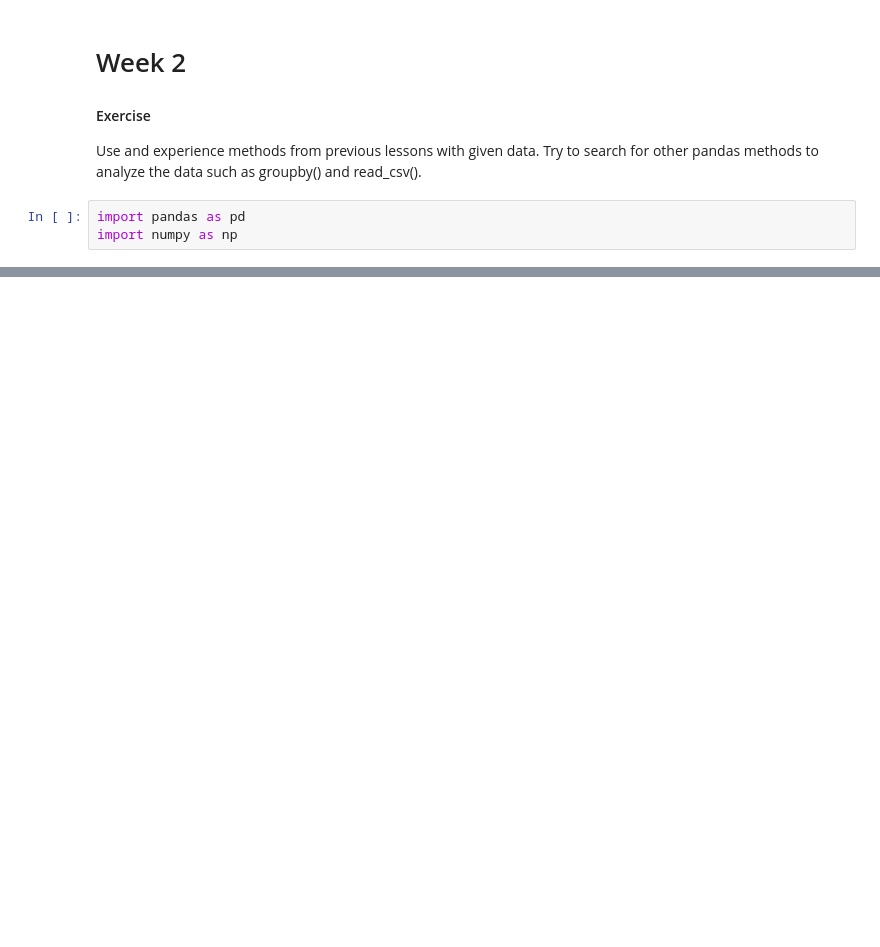
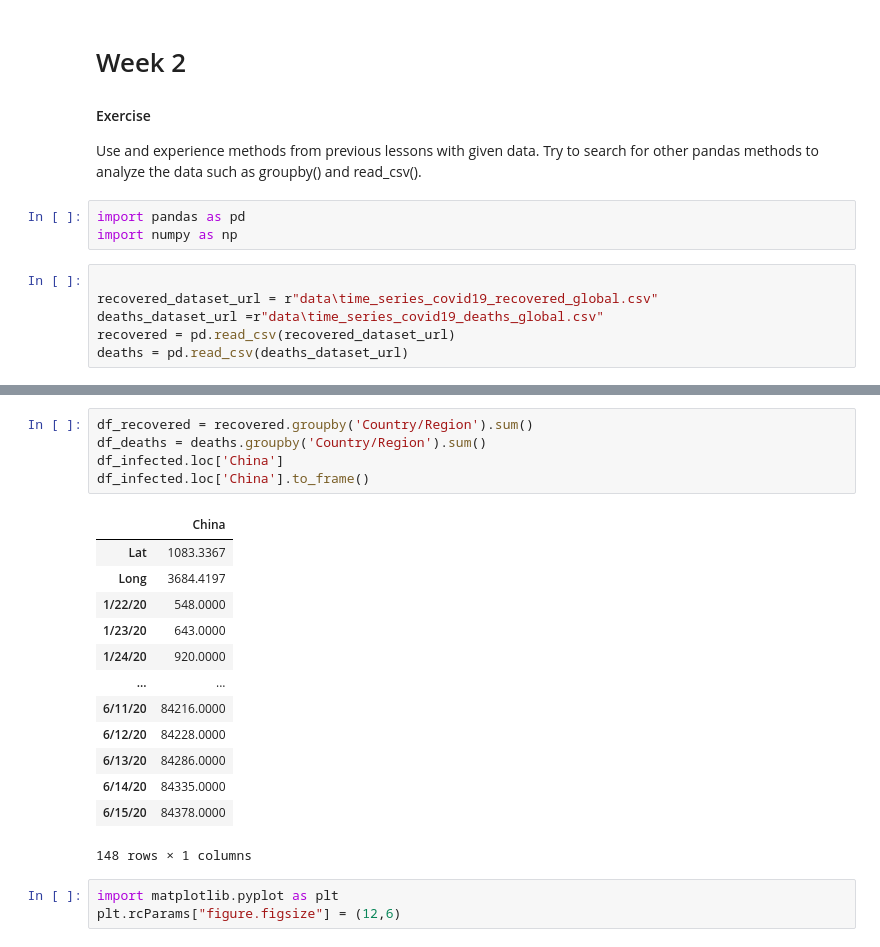
Before and after one commit to neslihanKaraman/dataScience, a Jupyter notebook: hafta2_exercise.ipynb, the cells around one changed output, grey strips where cells are left out. Cells and saved outputs as stored; diff of their text form; blank space fills up the shorter version.

```diff
--- a/hafta2_exercise.ipynb
+++ b/hafta2_exercise.ipynb
@@ -5,6 +5,12 @@ Use and experience methods from previous lessons with given data. Try to search
 # %%
 import pandas as pd
 import numpy as np
+# %%
+
+recovered_dataset_url = r"data\time_series_covid19_recovered_global.csv"
+deaths_dataset_url =r"data\time_series_covid19_deaths_global.csv"
+recovered = pd.read_csv(recovered_dataset_url)
+deaths = pd.read_csv(deaths_dataset_url)
 # %%
 #base_url=r"data\\time_series_covid19_confirmed_global.csv"
 base_url=r"data\time_series_covid19_confirmed_global.csv"
@@ -142,0 +182,22 @@ min_cases_country
+# %%
+df_recovered = recovered.groupby('Country/Region').sum()
+df_deaths = deaths.groupby('Country/Region').sum()
+df_infected.loc['China']
+df_infected.loc['China'].to_frame()
+# %% [output]
+|  | China |
+| Lat | 1083.3367 |
+| Long | 3684.4197 |
+| 1/22/20 | 548.0000 |
+| 1/23/20 | 643.0000 |
+| 1/24/20 | 920.0000 |
+| ... | ... |
+| 6/11/20 | 84216.0000 |
+| 6/12/20 | 84228.0000 |
+| 6/13/20 | 84286.0000 |
+| 6/14/20 | 84335.0000 |
+| 6/15/20 | 84378.0000 |
+148 rows × 1 columns
+# %%
+import matplotlib.pyplot as plt
+plt.rcParams["figure.figsize"] = (12,6)
```
Also changed, not shown: parts of 15 cells of this notebook.
